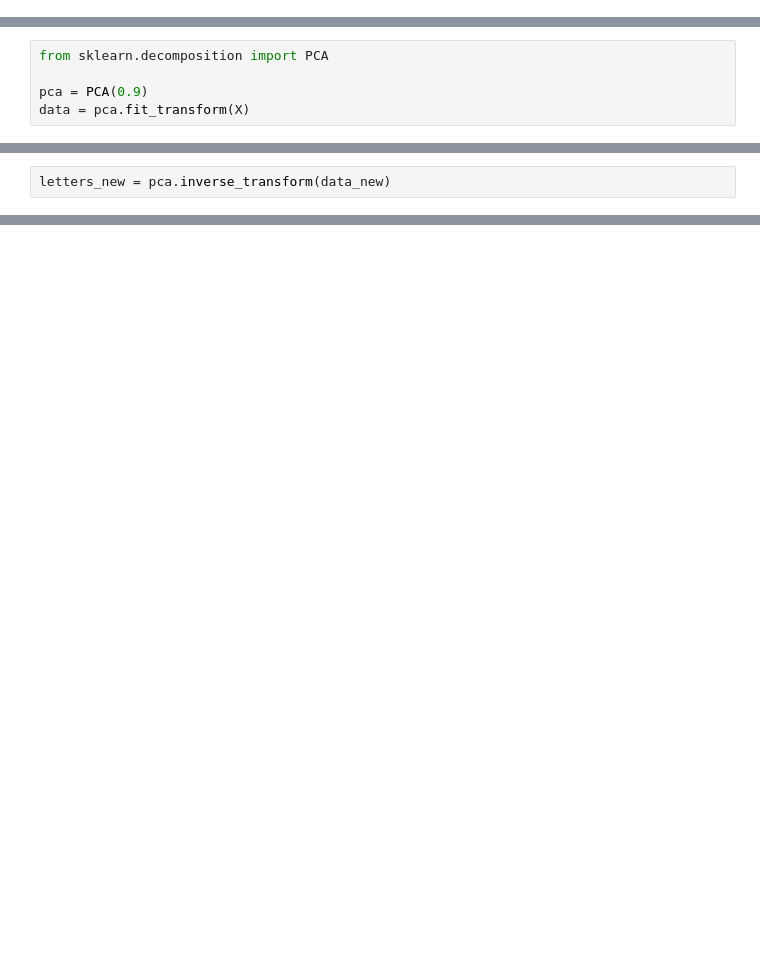
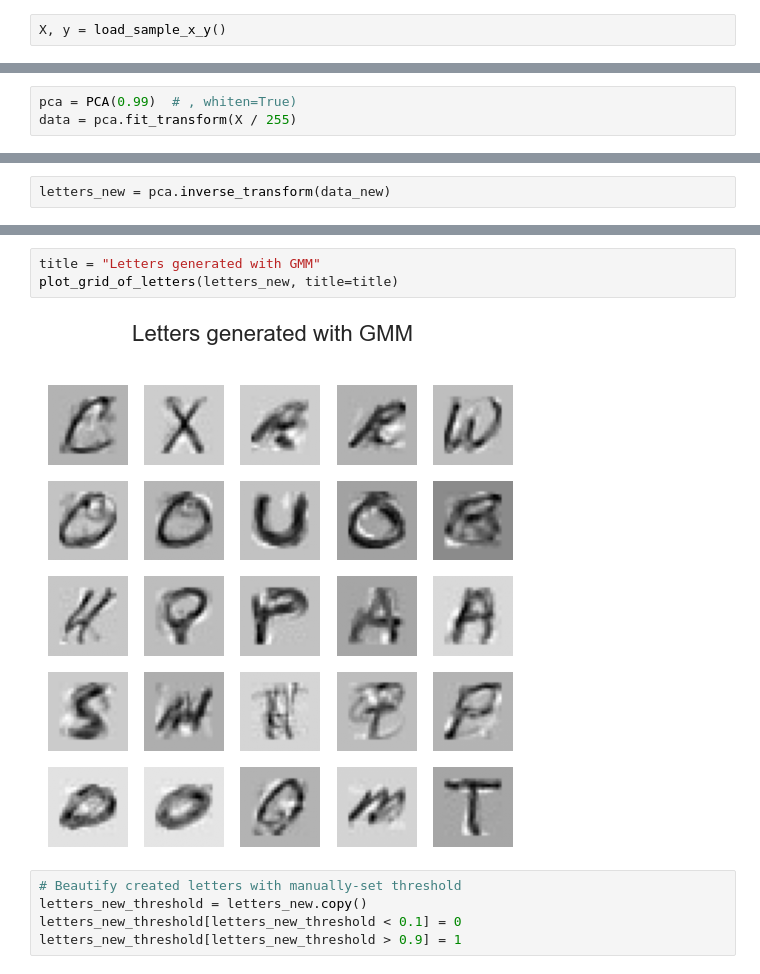
Before and after one commit to jExbrayat/recognize-handwritten-letters, a Jupyter notebook: notebooks/create-new-letters.ipynb, the cells around one changed output, grey strips where cells are left out. Drawn from its saved outputs; the diff is of its cells as text; blank space fills up the shorter version.

Commit message:
refactor: complete improvement of GMM letter generation

```diff
--- a/notebooks/create-new-letters.ipynb
+++ b/notebooks/create-new-letters.ipynb
@@ -65,0 +11,2 @@ _ = fig.suptitle("Some of the first letters in the dataset", fontsize=16)
+# %%
+X, y = load_sample_x_y()
@@ -66,10 +17,8 @@ _ = fig.suptitle("Some of the first letters in the dataset", fontsize=16)
 # %% [markdown]
 First, let us reduce the dimension
 # %%
-from sklearn.decomposition import PCA
-
-pca = PCA(0.9)
-data = pca.fit_transform(X)
+pca = PCA(0.99)  # , whiten=True)
+data = pca.fit_transform(X / 255)
 # %%
 print(f"number of features:\nbefore {X.shape[1]}\nafter {data.shape[1]}")
 # %% [output]
@@ -128,0 +49,10 @@ for i in range(20):
+# %%
+title = "Letters generated with GMM"
+plot_grid_of_letters(letters_new, title=title)
+# %% [output]
+[figure, added]
+# %%
+# Beautify created letters with manually-set threshold
+letters_new_threshold = letters_new.copy()
+letters_new_threshold[letters_new_threshold < 0.1] = 0
+letters_new_threshold[letters_new_threshold > 0.9] = 1
```
Also changed, not shown: parts of 21 cells of this notebook.
